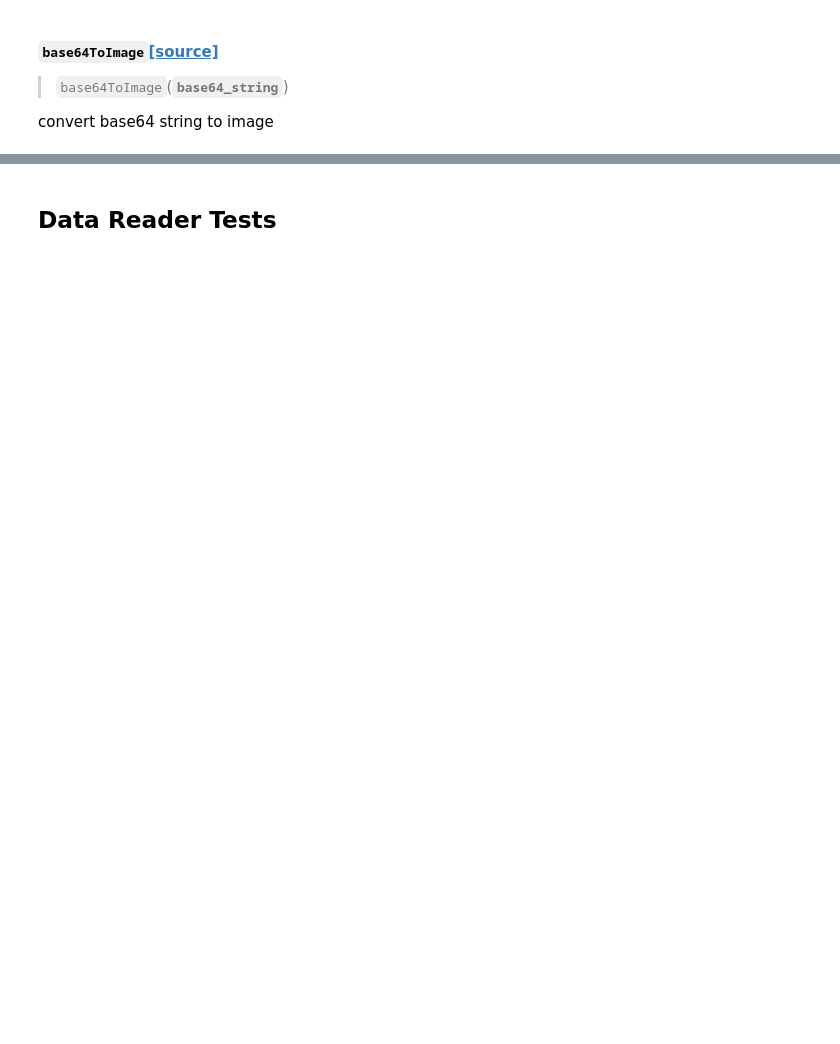
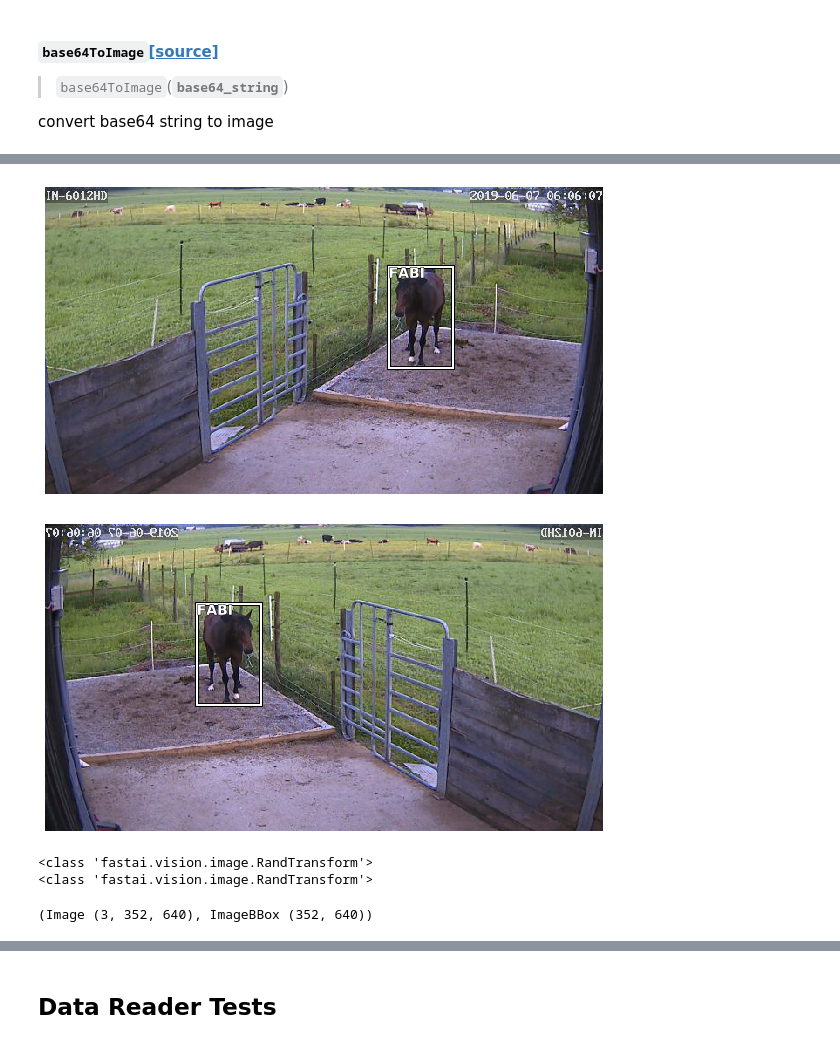
Before and after one commit to SubmitCode/PooDetector, a Jupyter notebook: nbs/00_dataset.ipynb, the cells around one changed output, grey strips where cells are left out. Saved outputs shown, nothing was run; the diff lists cells and outputs as text; code cells hidden in the pictures; blank space fills up the shorter version.

```diff
--- a/nbs/00_dataset.ipynb
+++ b/nbs/00_dataset.ipynb
@@ -49,9 +27,7 @@ im
 # %%
-# export
+#export
 def read_jsonl(file_path):
-    """Read a .jsonl file and yield its contents line by line.
-    file_path (unicode / Path): The file path.
-    YIELDS: The loaded JSON contents of each line.
+    """returns a generator which returns each jsonl line.
     """
     with pathlib.Path(file_path).open('r', encoding='utf8') as f:
         for line in f:
@@ -216,0 +242,15 @@ class ProdigyDataReader(Dataset):
+# %%
+rj = read_jsonl('test_data/sample.jsonl')
+jsonl_string = next(rj)
+(image, box) = image_with_box_from_json(jsonl_string)
+
+
+
+image.show(figsize=(10,10), y=box)
+box = box.flip_lr()
+image = image.flip_lr()
+
+image.show(figsize=(10,10), y=box)
+# %% [output]
+[figure, added]
+[figure, added]
@@ -216,0 +282,21 @@ class ProdigyDataReader(Dataset):
+# %%
+rj = read_jsonl('test_data/sample.jsonl')
+jsonl_string = next(rj)
+
+def get_class_ex():
+    (image, box) = image_with_box_from_json(jsonl_string)
+    return image
+
+
+def get_bb_ex():
+    (image, box) = image_with_box_from_json(jsonl_string)
+    return image, box
+
+
+image, box = get_bb_ex()
+
+get_rand_transformed_image(image,box, transforms=[flip_lr(), brightness()])
+# %% [output]
+<class 'fastai.vision.image.RandTransform'>
+<class 'fastai.vision.image.RandTransform'>
+(Image (3, 352, 640), ImageBBox (352, 640))
```
Also changed, not shown: parts of 40 cells of this notebook, 14 other files.
